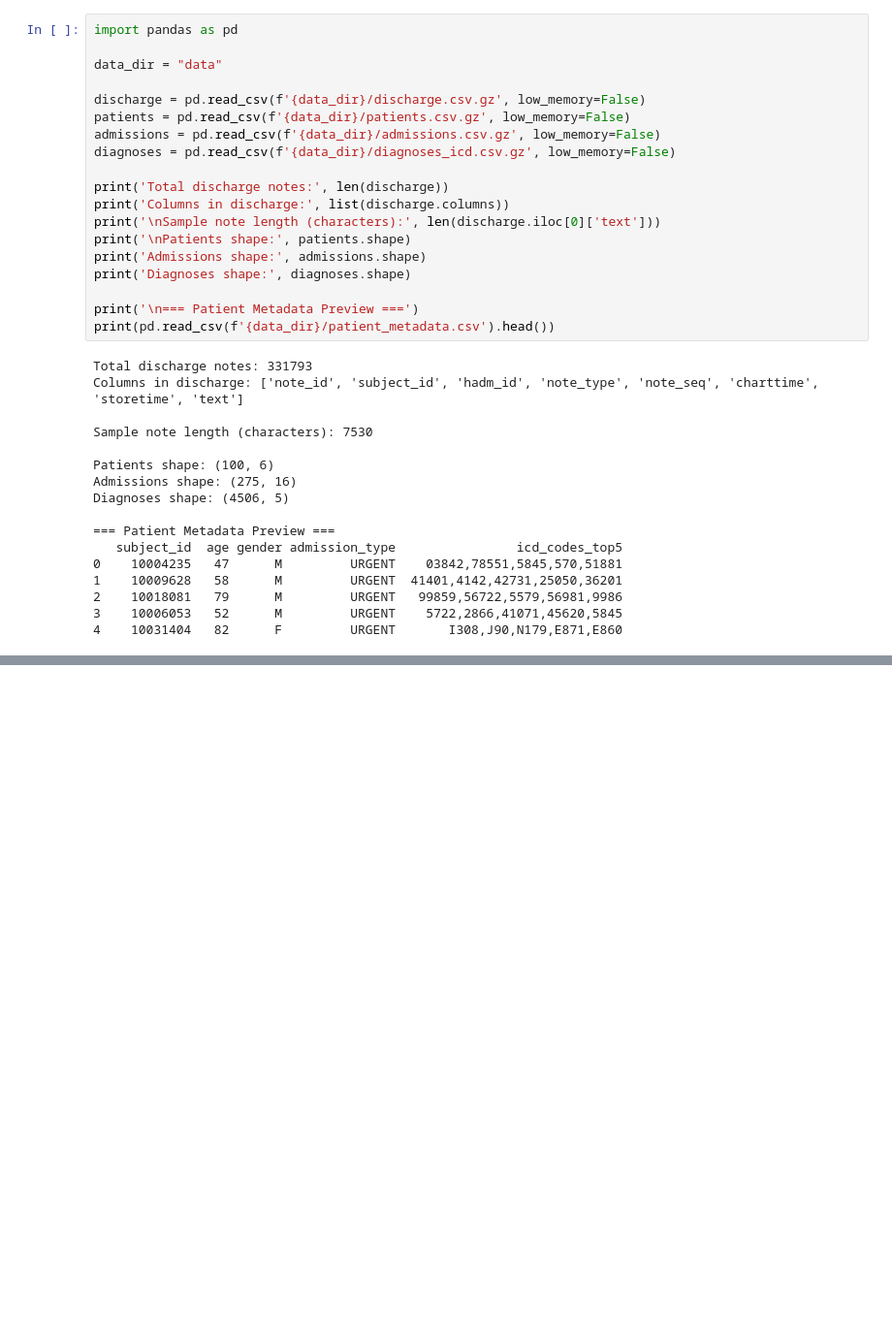
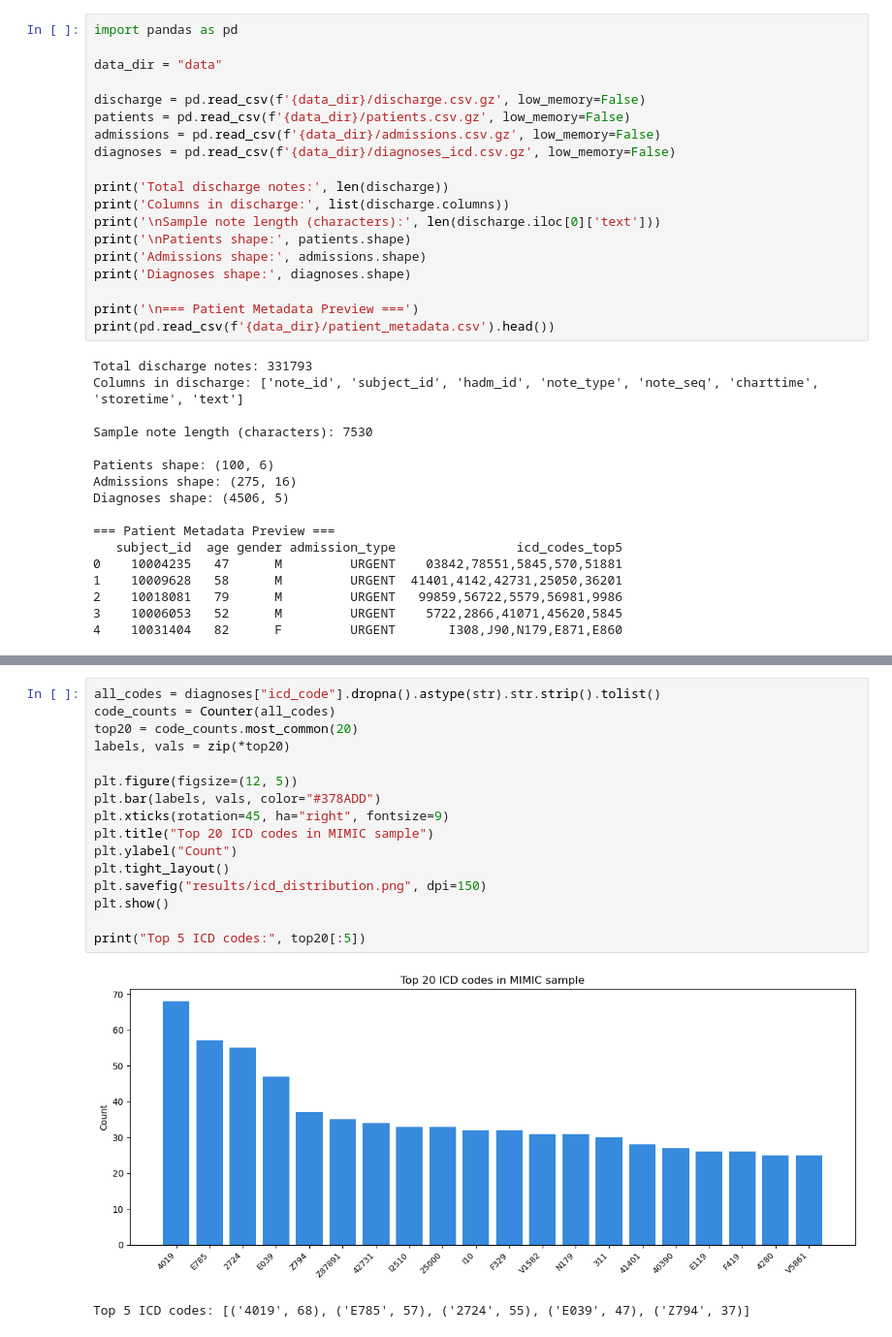
Before and after one commit to RiktikaTalukder/Dual-Source-Grounded-Clinical-RAG, a Jupyter notebook: notebooks/01_mimic_schema_exploration.ipynb, the cells around one changed output, grey strips where cells are left out. Shown at 97% size. Cells and saved outputs as stored; diff of their text form; blank space fills up the shorter version.

```diff
--- a/notebooks/01_mimic_schema_exploration.ipynb
+++ b/notebooks/01_mimic_schema_exploration.ipynb
@@ -59,0 +186,19 @@ Diagnoses shape: (4506, 5)
+# %%
+all_codes = diagnoses["icd_code"].dropna().astype(str).str.strip().tolist()
+code_counts = Counter(all_codes)
+top20 = code_counts.most_common(20)
+labels, vals = zip(*top20)
+
+plt.figure(figsize=(12, 5))
+plt.bar(labels, vals, color="#378ADD")
+plt.xticks(rotation=45, ha="right", fontsize=9)
+plt.title("Top 20 ICD codes in MIMIC sample")
+plt.ylabel("Count")
+plt.tight_layout()
+plt.savefig("results/icd_distribution.png", dpi=150)
+plt.show()
+
+print("Top 5 ICD codes:", top20[:5])
+# %% [output]
+[figure, added]
+Top 5 ICD codes: [('4019', 68), ('E785', 57), ('2724', 55), ('E039', 47), ('Z794', 37)]
```
Also changed, not shown: parts of 7 cells of this notebook.
